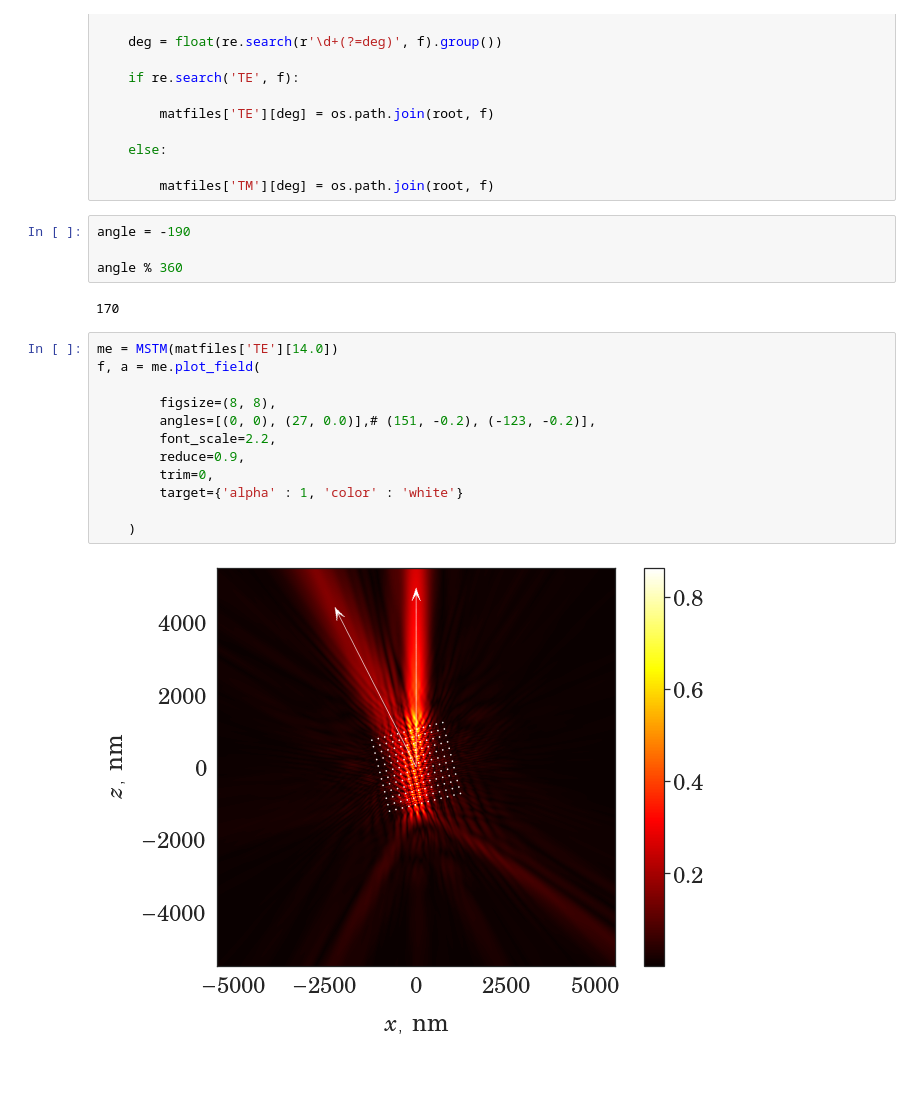
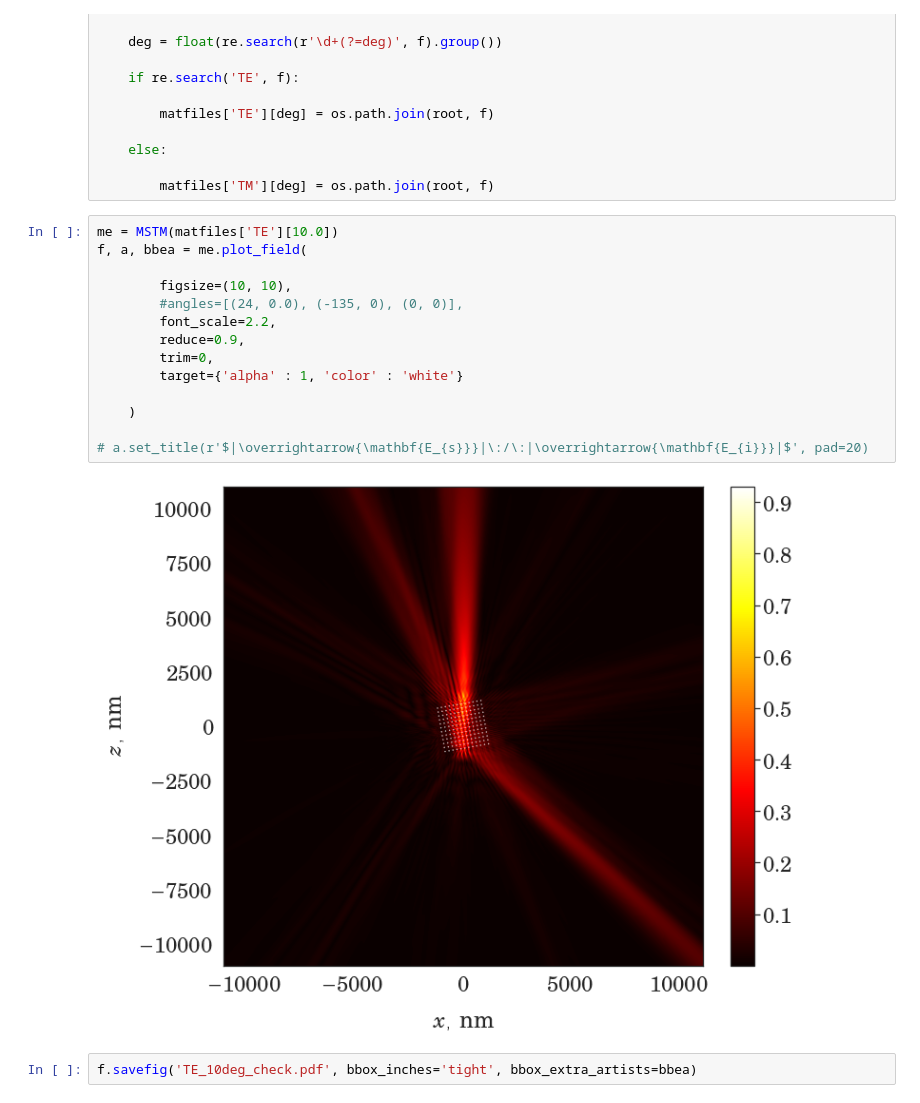
Before and after one commit to Misery7100-Magistracy/Angular-dispersion-boost, a Jupyter notebook: python/base_model.ipynb, the cells around one changed output. Saved outputs shown, nothing was run; the diff lists cells and outputs as text; blank space fills up the shorter version.

```diff
--- a/python/base_model.ipynb
+++ b/python/base_model.ipynb
@@ -19,23 +19,21 @@ for f in files:
     else:
 
         matfiles['TM'][deg] = os.path.join(root, f)
-# %%
-angle = -190
-
-angle % 360
-# %% [output]
-170
 # %%
-me = MSTM(matfiles['TE'][14.0])
-f, a = me.plot_field(
+me = MSTM(matfiles['TE'][10.0])
+f, a, bbea = me.plot_field(
 
-        figsize=(8, 8),
-        angles=[(0, 0), (27, 0.0)],# (151, -0.2), (-123, -0.2)],
+        figsize=(10, 10),
+        #angles=[(24, 0.0), (-135, 0), (0, 0)],
         font_scale=2.2,
         reduce=0.9,
         trim=0,
         target={'alpha' : 1, 'color' : 'white'}
 
     )
+
+# a.set_title(r'$|\overrightarrow{\mathbf{E_{s}}}|\:/\:|\overrightarrow{\mathbf{E_{i}}}|$', pad=20)
 # %% [output]
-[figure, old version]
+[figure, new version]
+# %%
+f.savefig('TE_10deg_check.pdf', bbox_inches='tight', bbox_extra_artists=bbea)
```
Also changed, not shown: 13 other files.
